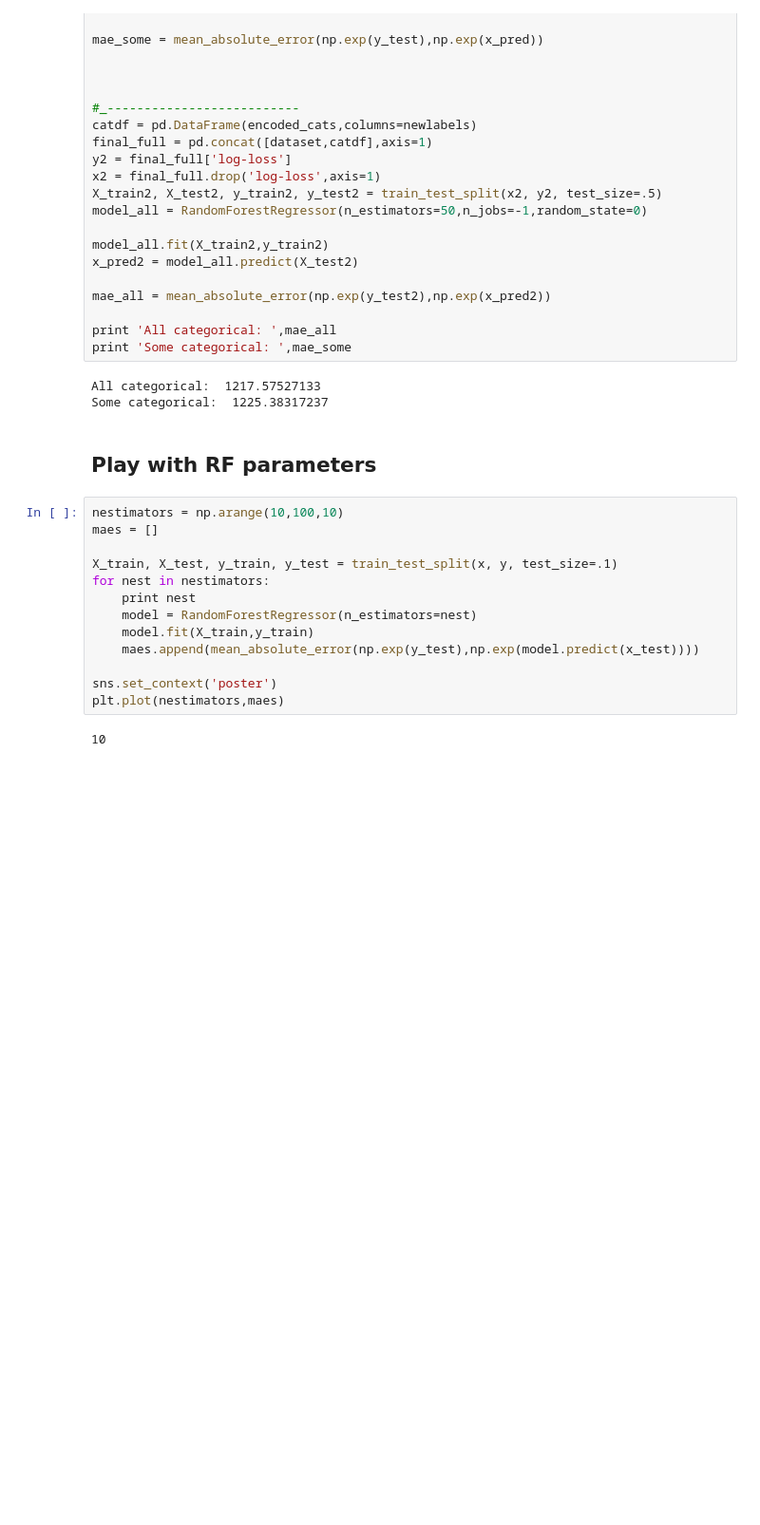
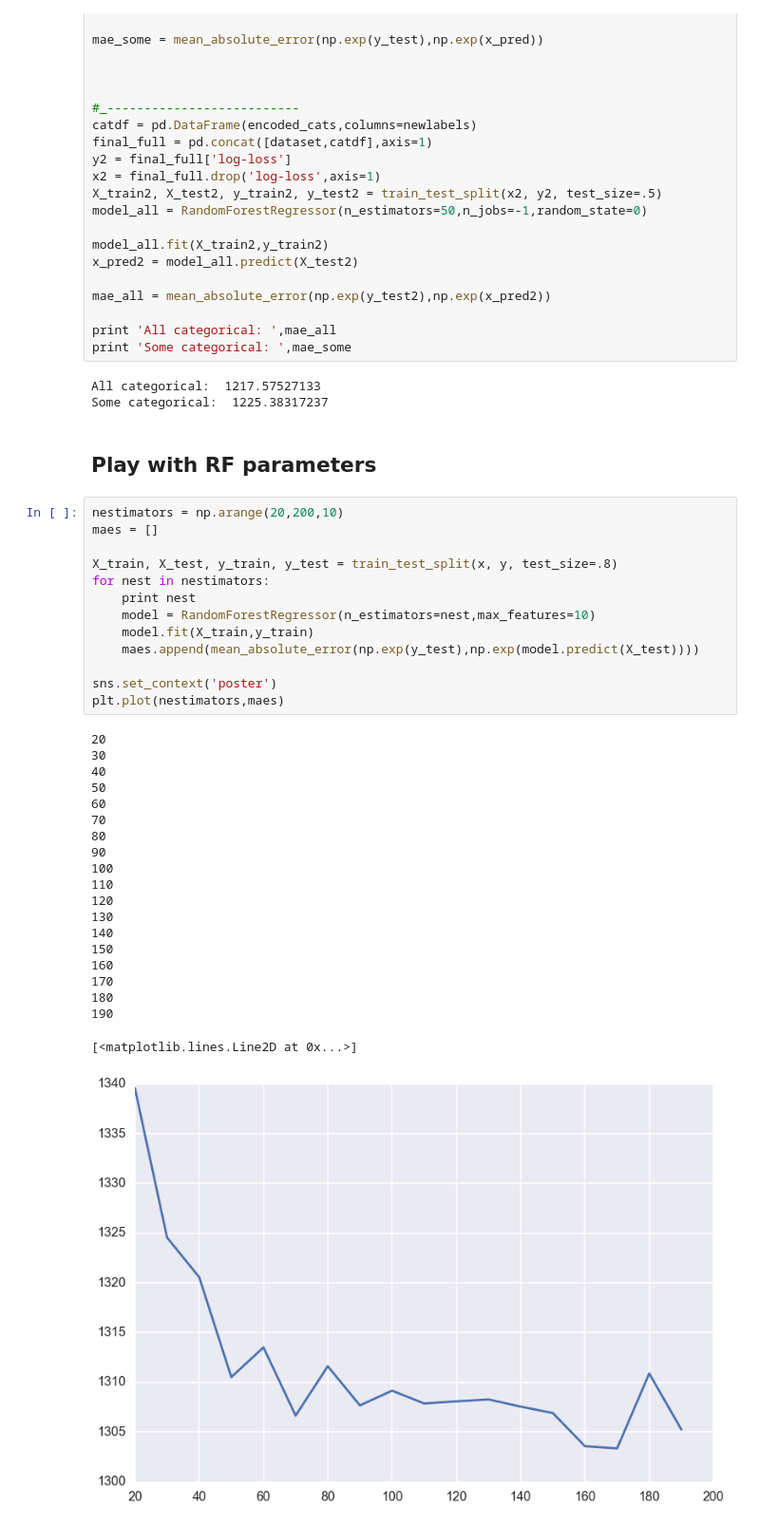
Before and after one commit to ewillmot/kaggle-allstate, a Jupyter notebook: notebooks/20161024_KEW_randomforest.ipynb, the cells around one changed output. Shown at 95% size. Saved outputs shown, nothing was run; the diff lists cells and outputs as text; blank space fills up the shorter version.

```diff
--- a/notebooks/20161024_KEW_randomforest.ipynb
+++ b/notebooks/20161024_KEW_randomforest.ipynb
@@ -160,17 +160,36 @@ Some categorical:  1225.38317237
 # %% [markdown]
 ## Play with RF parameters
 # %%
-nestimators = np.arange(10,100,10)
+nestimators = np.arange(20,200,10)
 maes = []
 
-X_train, X_test, y_train, y_test = train_test_split(x, y, test_size=.1)
+X_train, X_test, y_train, y_test = train_test_split(x, y, test_size=.8)
 for nest in nestimators:
     print nest
-    model = RandomForestRegressor(n_estimators=nest)
+    model = RandomForestRegressor(n_estimators=nest,max_features=10)
     model.fit(X_train,y_train)
-    maes.append(mean_absolute_error(np.exp(y_test),np.exp(model.predict(x_test))))
+    maes.append(mean_absolute_error(np.exp(y_test),np.exp(model.predict(X_test))))
 
 sns.set_context('poster')
 plt.plot(nestimators,maes)
 # %% [output]
-10
+20
+30
+40
+50
+60
+70
+80
+90
+100
+110
+120
+130
+140
+150
+160
+170
+180
+190
+[<matplotlib.lines.Line2D at 0x...>]
+[figure, added]
```
Also changed, not shown: parts of 4 cells of this notebook.
